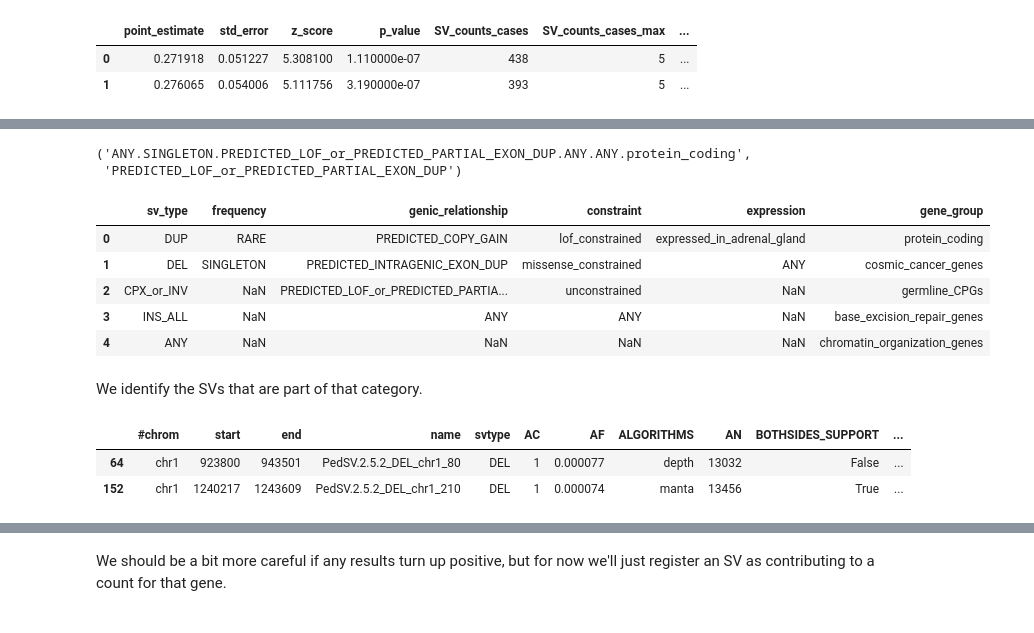
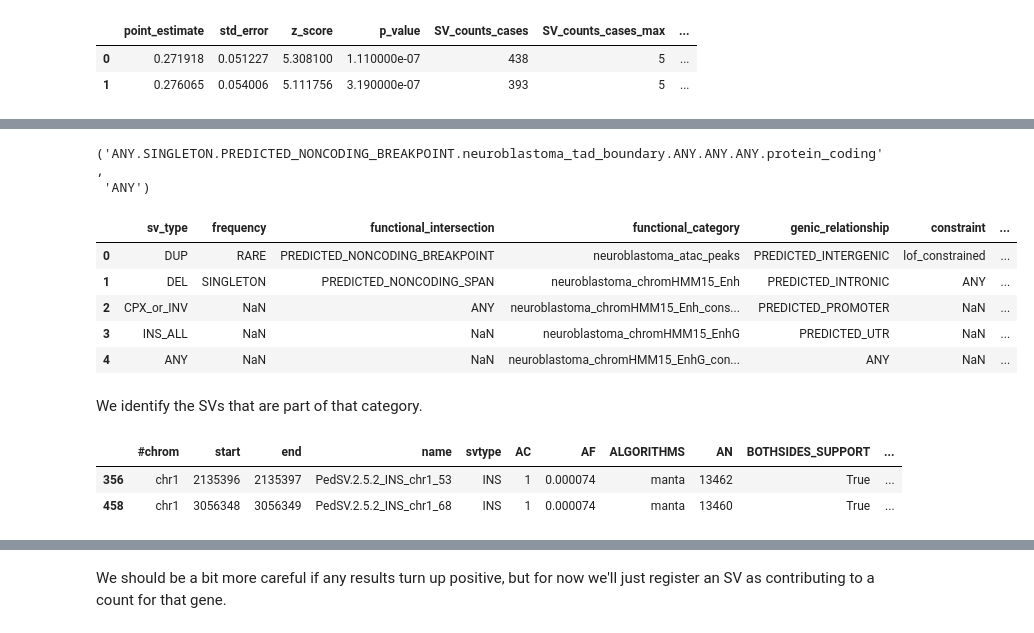
Before and after one commit to vanallenlab/ped_germline_SV, a Jupyter notebook: jett_analysis/pgsvs-cwas-gene-set-enrichment.ipynb, the cells around one changed output, grey strips where cells are left out. Saved outputs shown, nothing was run; the diff lists cells and outputs as text; code cells hidden in the pictures.

```diff
--- a/jett_analysis/pgsvs-cwas-gene-set-enrichment.ipynb
+++ b/jett_analysis/pgsvs-cwas-gene-set-enrichment.ipynb
@@ -191,25 +249,24 @@ Let's extract out all the data that we need to examine the highest result for a
 # %%
-test_framework = nbl_framework_results.query('af_category == "singleton" & sv_category == "coding"').loc[0, ["category_name"]].item()
-framework_components = test_framework.split(".")
-genic_relationship = framework_components[2]
-test_framework, genic_relationship
+test_category = 'ANY.SINGLETON.PREDICTED_NONCODING_BREAKPOINT.neuroblastoma_tad_boundary.ANY.ANY.ANY.protein_coding'
+category_components = test_category.split(".")
+genic_rel = category_components[4]
+test_category, genic_rel
 # %% [output]
-('ANY.SINGLETON.PREDICTED_LOF_or_PREDICTED_PARTIAL_EXON_DUP.ANY.ANY.protein_coding',
- 'PREDICTED_LOF_or_PREDICTED_PARTIAL_EXON_DUP')
+('ANY.SINGLETON.PREDICTED_NONCODING_BREAKPOINT.neuroblastoma_tad_boundary.ANY.ANY.ANY.protein_coding',
+ 'ANY')
 # %%
-nbl_coding_framework.head(5)
+nbl_noncoding_framework.head(5)
 # %% [output]
-|  | sv_type | frequency | genic_relationship | constraint | expression | gene_group |
-| 0 | DUP | RARE | PREDICTED_COPY_GAIN | lof_constrained | expressed_in_adrenal_gland | protein_coding |
-| 1 | DEL | SINGLETON | PREDICTED_INTRAGENIC_EXON_DUP | missense_constrained | ANY | cosmic_cancer_genes |
-| 2 | CPX_or_INV | NaN | PREDICTED_LOF_or_PREDICTED_PARTIA... | unconstrained | NaN | germline_CPGs |
-| 3 | INS_ALL | NaN | ANY | ANY | NaN | base_excision_repair_genes |
-| 4 | ANY | NaN | NaN | NaN | NaN | chromatin_organization_genes |
+|  | sv_type | frequency | functional_intersection | functional_category | genic_relationship | constraint | ... |
+| 0 | DUP | RARE | PREDICTED_NONCODING_BREAKPOINT | neuroblastoma_atac_peaks | PREDICTED_INTERGENIC | lof_constrained | ... |
+| 1 | DEL | SINGLETON | PREDICTED_NONCODING_SPAN | neuroblastoma_chromHMM15_Enh | PREDICTED_INTRONIC | ANY | ... |
+| 2 | CPX_or_INV | NaN | ANY | neuroblastoma_chromHMM15_Enh_cons... | PREDICTED_PROMOTER | NaN | ... |
+| 3 | INS_ALL | NaN | NaN | neuroblastoma_chromHMM15_EnhG | PREDICTED_UTR | NaN | ... |
+| 4 | ANY | NaN | NaN | neuroblastoma_chromHMM15_EnhG_con... | ANY | NaN | ... |
 # %% [markdown]
 We identify the SVs that are part of that category.
 # %%
-svs_in_category = nbl_category_svs[(nbl_category_svs['sv_category'] == "coding") &
-                                   (nbl_category_svs["category"] == test_framework)]
+svs_in_category = nbl_category_svs[(nbl_category_svs["category"] == test_category)]
 
 # subset the actual SV matrix
 svs_in_category = svs[svs["name"].isin(svs_in_category["SV"].tolist())]
@@ -217,8 +274,8 @@ svs_in_category = svs[svs["name"].isin(svs_in_category["SV"].tolist())]
 svs_in_category.head(2)
 # %% [output]
 |  | #chrom | start | end | name | svtype | AC | AF | ALGORITHMS | AN | BOTHSIDES_SUPPORT | ... |
-| 64 | chr1 | 923800 | 943501 | PedSV.2.5.2_DEL_chr1_80 | DEL | 1 | 0.000077 | depth | 13032 | False | ... |
-| 152 | chr1 | 1240217 | 1243609 | PedSV.2.5.2_DEL_chr1_210 | DEL | 1 | 0.000074 | manta | 13456 | True | ... |
+| 356 | chr1 | 2135396 | 2135397 | PedSV.2.5.2_INS_chr1_53 | INS | 1 | 0.000074 | manta | 13462 | True | ... |
+| 458 | chr1 | 3056348 | 3056349 | PedSV.2.5.2_INS_chr1_68 | INS | 1 | 0.000074 | manta | 13460 | True | ... |
 # %%
 svs_in_category.shape
 # %% [output]
```
Also changed, not shown: parts of 110 cells of this notebook, 25 other files.
